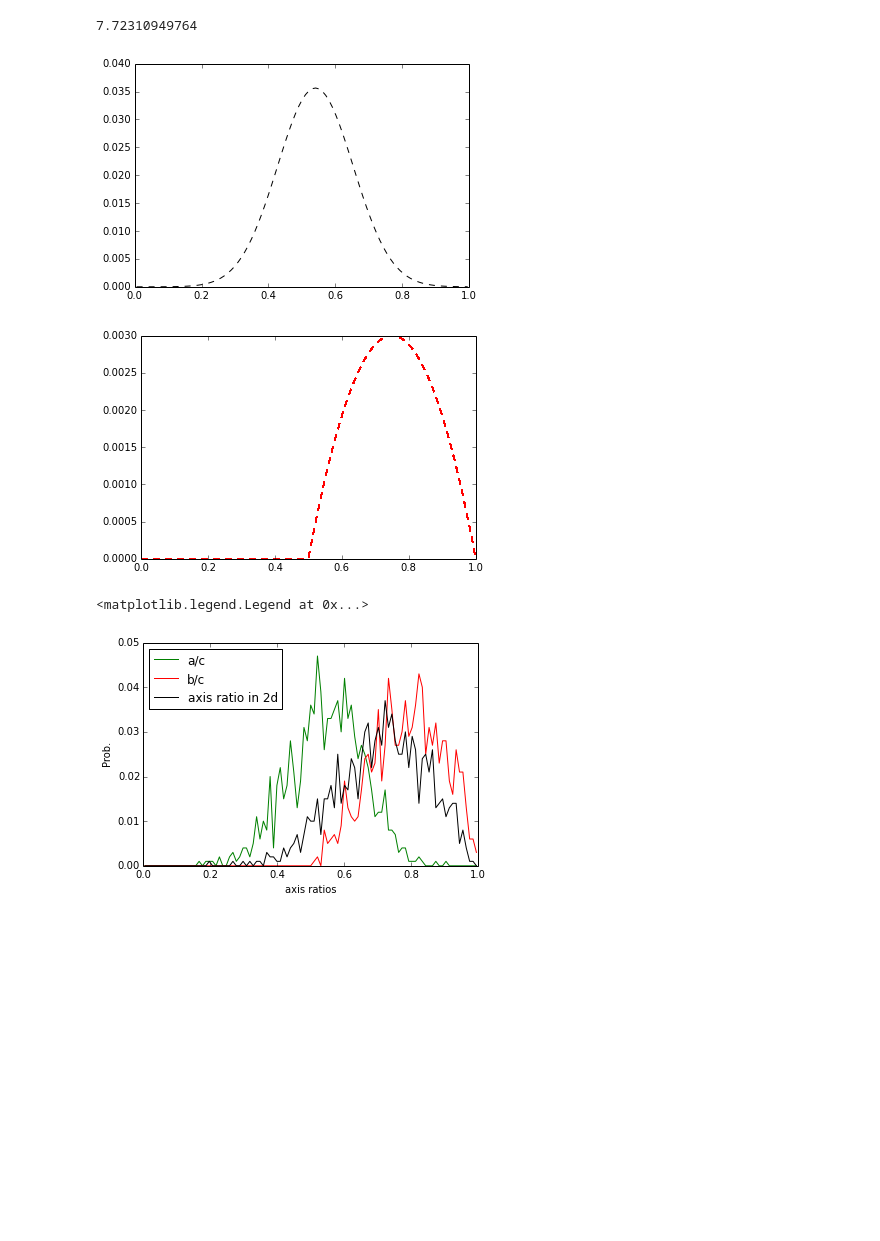
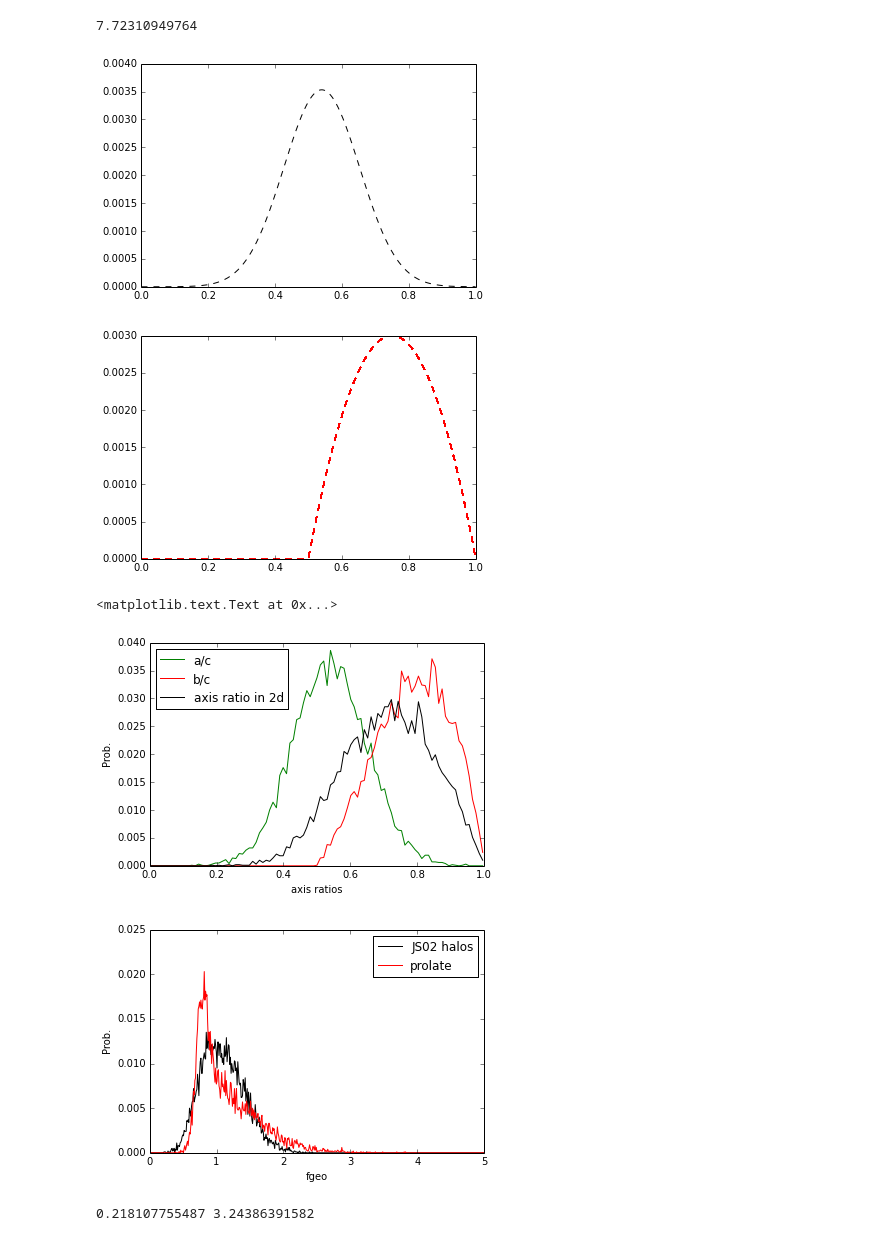
Before and after one commit to inonchiu/triNFW, a Jupyter notebook: triNFW_example.ipynb, the cells around one changed output. Saved outputs shown, nothing was run; the diff lists cells and outputs as text; code cells hidden in the pictures; blank space fills up the shorter version.

Commit message:
add new prolate into notebook

```diff
--- a/triNFW_example.ipynb
+++ b/triNFW_example.ipynb
@@ -88,8 +88,8 @@ def P_aoverb_given_qa(a_over_b, qa):
     return return_me
 # %%
 qa_edges = np.linspace(1E-3, 1.0, 1000)
-qa_bins  = 0.5 * (qa[1:] + qa[:-1])
-qa_steps =       (qa[1:] - qa[:-1])
+qa_bins  = 0.5 * (qa_edges[1:] + qa_edges[:-1])
+qa_steps =       (qa_edges[1:] - qa_edges[:-1])
 pyplt.plot(qa_bins, Pqa(qa_bins) * qa_steps, "k--")
 pyplt.show()
 
@@ -100,10 +100,10 @@ a_over_b_steps   =         ( a_over_b_edges[1:] - a_over_b_edges[:-1] )
 pyplt.plot(a_over_b_bins, P_aoverb_given_qa(a_over_b = a_over_b_bins, qa = 0.34) * a_over_b_steps, "r--")
 pyplt.show()
 # %% [output]
-[figure, old version]
+[figure, new version]
 [figure]
 # %%
-nsample      =    1000
+nsample      =    10000
 qa_sample    =    np.random.normal(loc = 0.54, scale = 0.113, size = nsample)
 qb_sample    =    np.array([
                   np.random.choice(a = a_over_b_bins,
@@ -124,3 +124,14 @@ halos        =    [ triNFW.pNFW(mass    = 3E14,
                     theta   = theta_sample[nn],
                     phi     = phi_sample[nn],
                     ) for nn in range(nsample) ]
+
+prolate_halos        =    [ triNFW.pNFW(mass    = 3E14,
+                    concen  = 3.0,
+                    zd      = 0.3,
+                    overden = 200,
+                    wrt     = "crit",
+                    qa      = qa_sample[nn],
+                    qb      = qa_sample[nn],
+                    theta   = theta_sample[nn],
+                    phi     = phi_sample[nn],
+                    ) for nn in range(nsample) ]
@@ -129,18 +138,42 @@ qproj_sample  =   np.array([ the_halo.q_proj for the_halo in halos ])
+# %%
+qproj_sample  =   np.array([ the_halo.q_proj for the_halo in halos ])
+prolate_qproj_sample  =   np.array([ the_halo.q_proj for the_halo in prolate_halos ])
+
+fgeo_sample   = np.array([the_halo.fgeo for the_halo in halos])
+prolate_fgeo_sample   = np.array([the_halo.fgeo for the_halo in prolate_halos])
 # %%
 axis_ratio_edges = np.linspace(0.0, 1.0, 100)
 axis_ratio_bins  = 0.5 * (axis_ratio_edges[1:] + axis_ratio_edges[:-1])
 axis_ratio_steps =       (axis_ratio_edges[1:] - axis_ratio_edges[:-1])
 
 
 hist_qa          = np.histogram(a = qa_sample, bins = axis_ratio_edges)[0]
 hist_qb          = np.histogram(a = qb_sample, bins = axis_ratio_edges)[0]
 hist_2d          = np.histogram(a = qproj_sample, bins = axis_ratio_edges)[0]
+
 pyplt.plot(axis_ratio_bins, hist_qa * 1.0 / nsample, "g-", label = "a/c")
 pyplt.plot(axis_ratio_bins, hist_qb * 1.0 / nsample, "r-", label = "b/c")
 pyplt.plot(axis_ratio_bins, hist_2d * 1.0 / nsample, "k-", label = "axis ratio in 2d")
 pyplt.xlabel("axis ratios")
 pyplt.ylabel("Prob.")
 pyplt.legend(loc=2, numpoints = 1)
+
+fgeo_edges       = np.linspace(0.0, 5.0, 500)
+fgeo_bins        = 0.5 * (fgeo_edges[1:] + fgeo_edges[:-1])
+fgeo_steps       =       (fgeo_edges[1:] - fgeo_edges[:-1])
+hist_fgeo        = np.histogram(fgeo_sample, bins = fgeo_edges)[0]
+hist_fgeo_prolate= np.histogram(prolate_fgeo_sample, bins = fgeo_edges)[0]
+pyplt.figure("fgeo")
+pyplt.plot(fgeo_bins, hist_fgeo * 1.0 / nsample, "k-", label = "JS02 halos")
+pyplt.plot(fgeo_bins, hist_fgeo_prolate * 1.0 / nsample, "r-", label = "prolate")
+pyplt.legend(loc = 1, numpoints = 1)
+pyplt.xlabel("fgeo")
+pyplt.ylabel("Prob.")
 # %% [output]
-<matplotlib.legend.Legend at 0x...>
+<matplotlib.text.Text at 0x...>
-[figure, old version]
+[figure, new version]
+[figure, added]
+# %%
+print np.min(fgeo_sample), np.max(fgeo_sample)
+# %% [output]
+0.218107755487 3.24386391582
```
Also changed, not shown: parts of 1 cell of this notebook.
